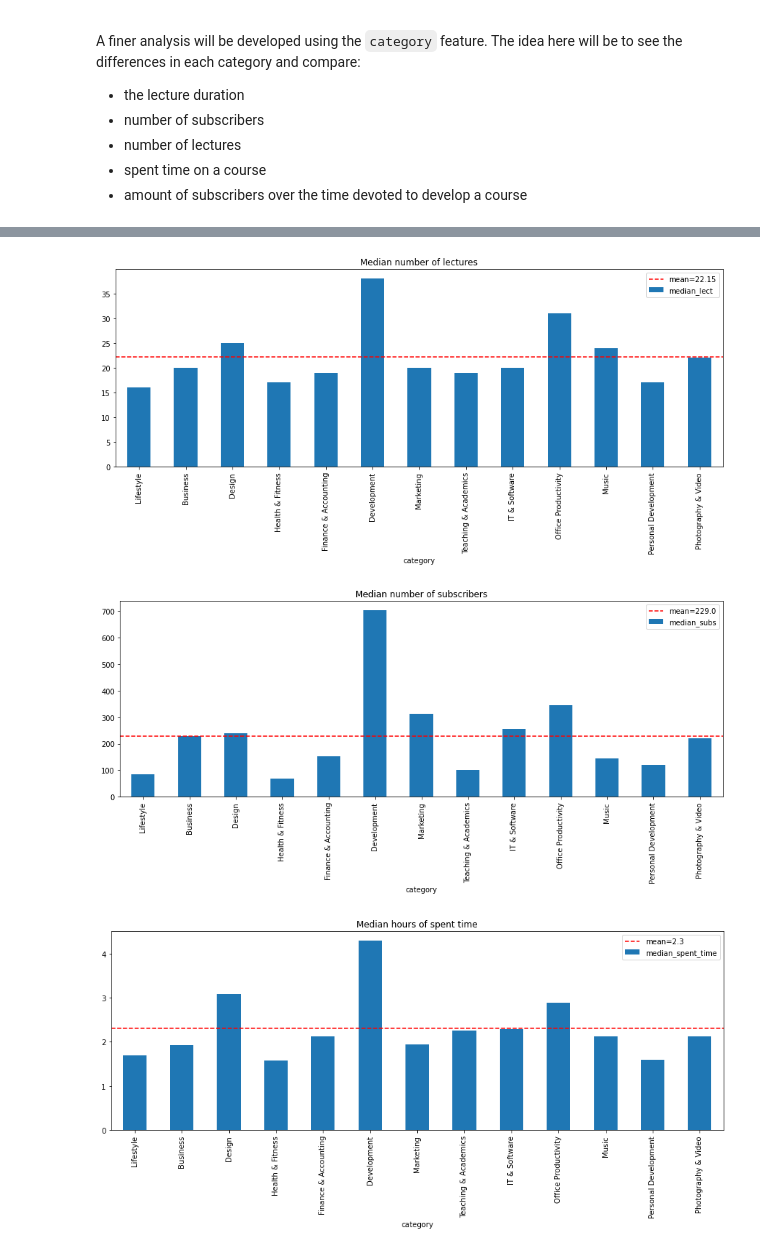
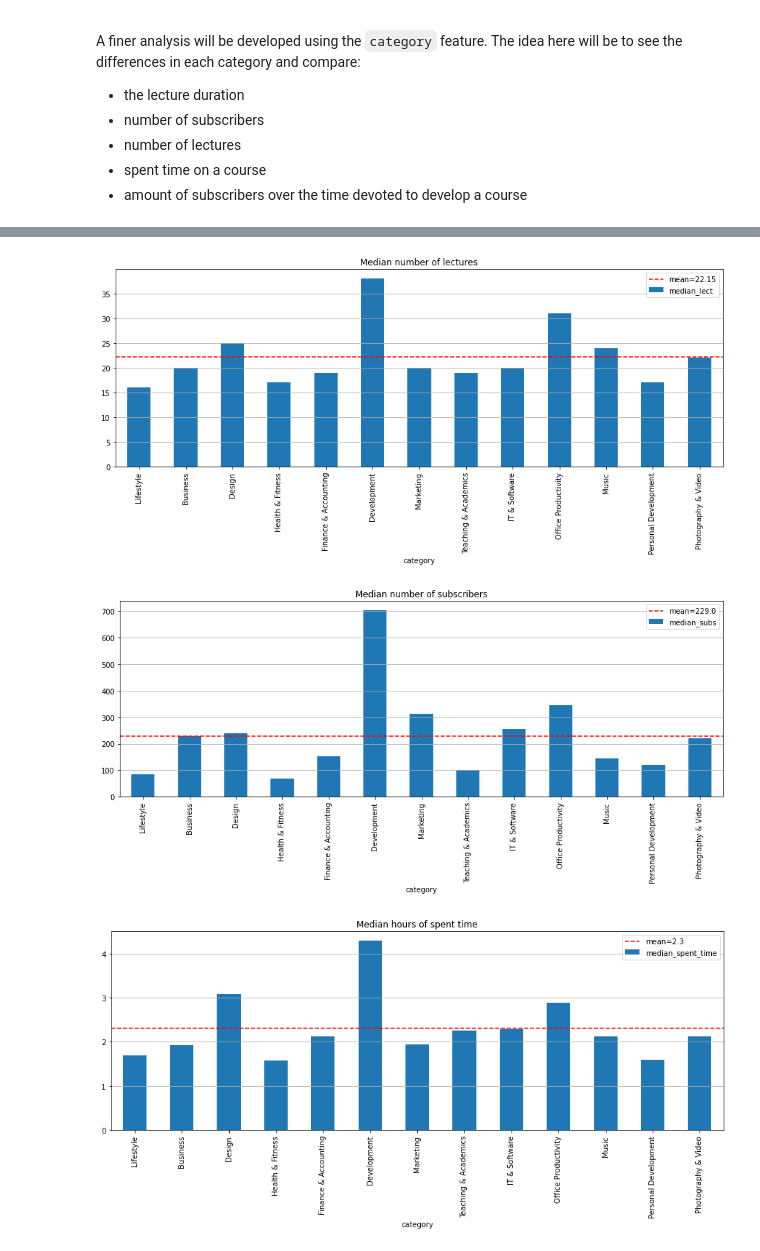
Before and after one commit to mriosrivas/udemy-courses, a Jupyter notebook: 4.-Number-Subscribers.ipynb, the cells around one changed output, grey strips where cells are left out. Drawn from its saved outputs; the diff is of its cells as text; code cells hidden in the pictures.

```diff
--- a/4.-Number-Subscribers.ipynb
+++ b/4.-Number-Subscribers.ipynb
@@ -115,14 +115,15 @@ plt.show()
 # %%
 key = 'median_lect'
 mean_median = pd_results[key].mean()
 pd_results[[key]].plot.bar()
 plt.axhline(y=mean_median, color='red', linestyle='--',
             label='mean={}'.format(str(np.round(mean_median,2))))
 plt.title('Median number of lectures')
+plt.grid(axis='y')
 plt.legend()
 plt.show()
 # %% [output]
-[figure, old version]
+[figure, new version]
 # %%
 key = 'median_subs'
 mean_median = pd_results[key].mean()
@@ -130,10 +131,11 @@ pd_results[[key]].plot.bar()
 plt.axhline(y=mean_median, color='red', linestyle='--',
             label='mean={}'.format(str(np.round(mean_median,2))))
 plt.title('Median number of subscribers')
+plt.grid(axis='y')
 plt.legend()
 plt.show()
 # %% [output]
-[figure, old version]
+[figure, new version]
 # %%
 key = 'median_spent_time'
 mean_median = pd_results[key].mean()
```
Also changed, not shown: parts of 4 cells of this notebook, 3 other files.
